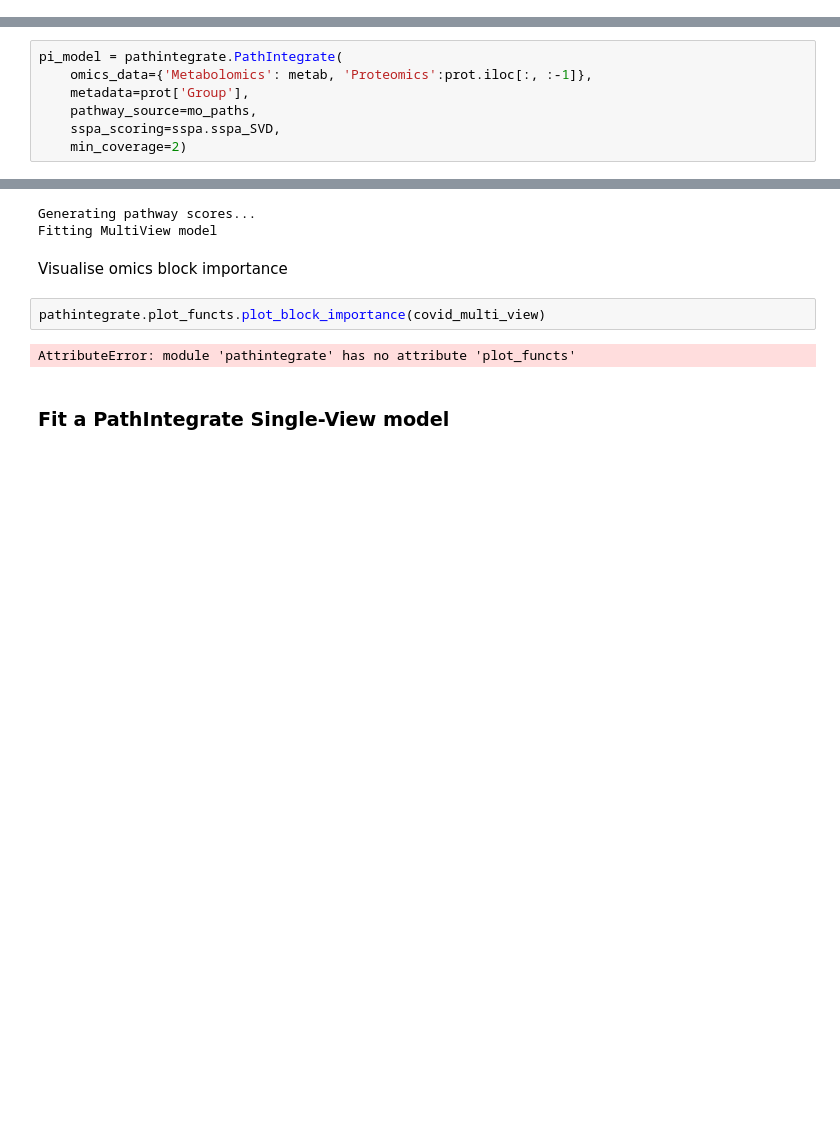
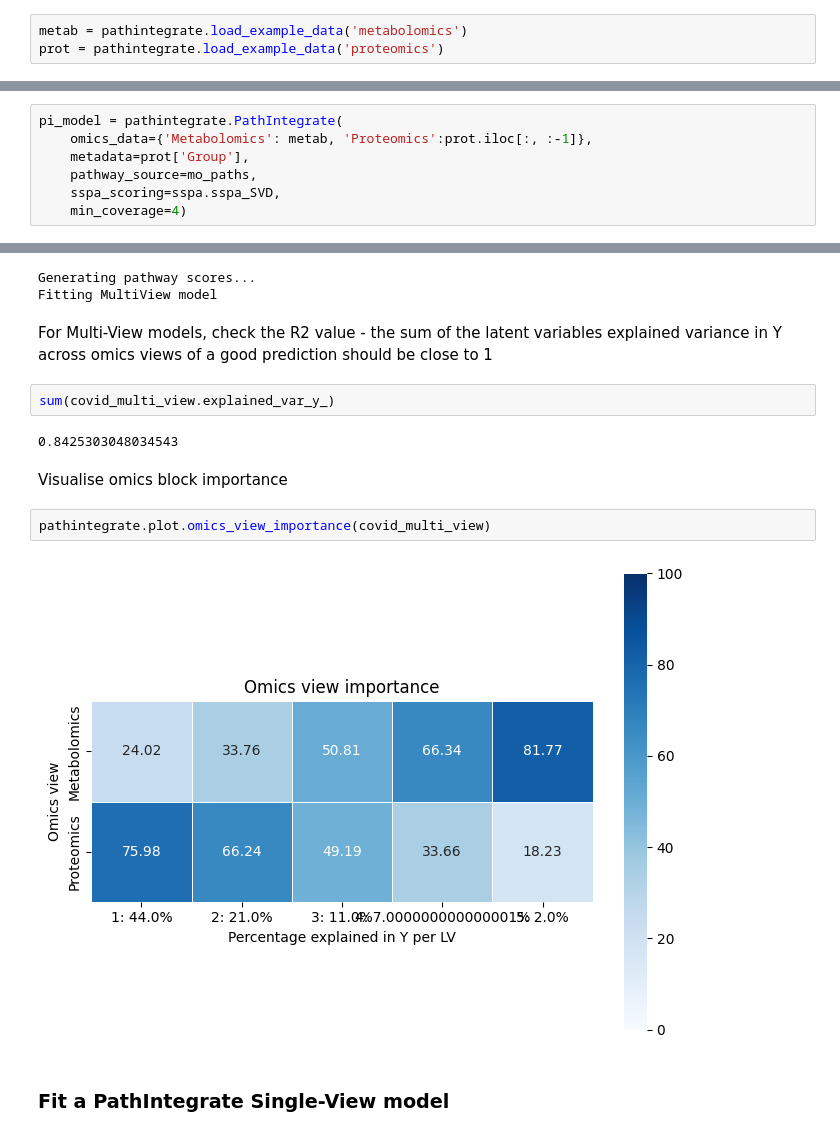
Before and after one commit to cwieder/PathIntegrate, a Jupyter notebook: quickstart.ipynb, the cells around one changed output, grey strips where cells are left out. Saved outputs shown, nothing was run; the diff lists cells and outputs as text; blank space fills up the shorter version.

```diff
--- a/quickstart.ipynb
+++ b/quickstart.ipynb
@@ -41,0 +41,3 @@ prot = pd.read_csv('D:\PathIntegrate\src\pathintegrate\data\proteomics_example.c
+# %%
+metab = pathintegrate.load_example_data('metabolomics')
+prot = pathintegrate.load_example_data('proteomics')
@@ -51,7 +77,7 @@ pi_model = pathintegrate.PathIntegrate(
     metadata=prot['Group'],
     pathway_source=mo_paths,
     sspa_scoring=sspa.sspa_SVD,
-    min_coverage=2)
+    min_coverage=4)
 # %% [markdown]
 ### Fit a PathIntegrate Multi-View model
 # %%
@@ -59,12 +85,18 @@ covid_multi_view = pi_model.MultiView(ncomp=5)
 # %% [output]
 Generating pathway scores...
 Fitting MultiView model
+# %% [markdown]
+For Multi-View models, check the R2 value - the sum of the latent variables explained variance in Y across omics views of a good prediction should be close to 1
+# %%
+sum(covid_multi_view.explained_var_y_)
+# %% [output]
+0.8425303048034543
 # %% [markdown]
 Visualise omics block importance
 # %%
-pathintegrate.plot_functs.plot_block_importance(covid_multi_view)
+pathintegrate.plot.omics_view_importance(covid_multi_view)
 # %% [output]
-AttributeError: module 'pathintegrate' has no attribute 'plot_functs'
+[figure, added]
 # %% [markdown]
 ### Fit a PathIntegrate Single-View model
 # %%
```
Also changed, not shown: parts of 21 cells of this notebook, 1 other file.
